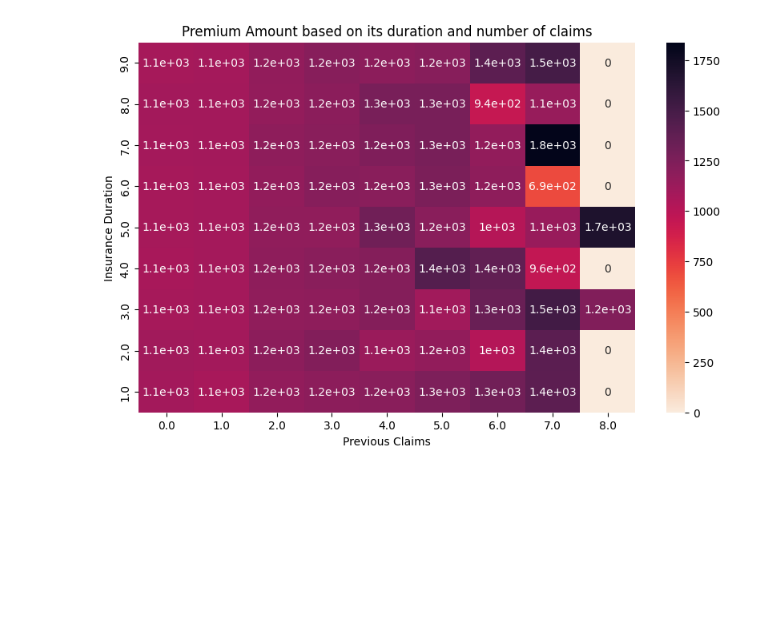
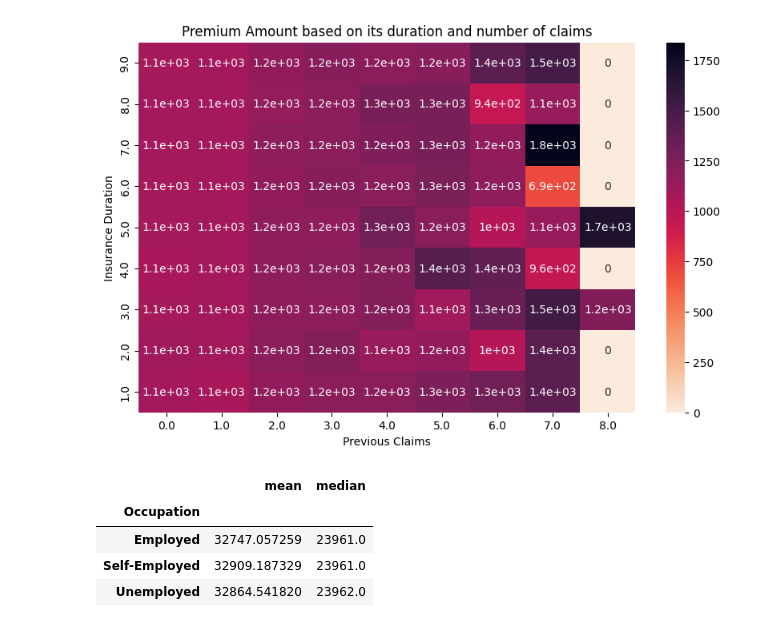
Before and after one commit to GhosTHaise/regression-insurance-dataset, a Jupyter notebook: catboost-optuna.ipynb, the cells around one changed output. Saved outputs shown, nothing was run; the diff lists cells and outputs as text; code cells hidden in the pictures; blank space fills up the shorter version.

Commit message:
feat: visualize mean and median

```diff
--- a/catboost-optuna.ipynb
+++ b/catboost-optuna.ipynb
@@ -170,3 +170,11 @@ plt.title('Premium Amount based on its duration and number of claims')
 # %% [output]
 Text(0.5, 1.0, 'Premium Amount based on its duration and number of claims')
 [figure]
+# %%
+df_train.groupby("Occupation")['Annual Income'].agg(['mean', 'median'])
+# %% [output]
+|  | mean | median |
+| Occupation |  |  |
+| Employed | 32747.057259 | 23961.0 |
+| Self-Employed | 32909.187329 | 23961.0 |
+| Unemployed | 32864.541820 | 23962.0 |
```
Also changed, not shown: parts of 1 cell of this notebook.
